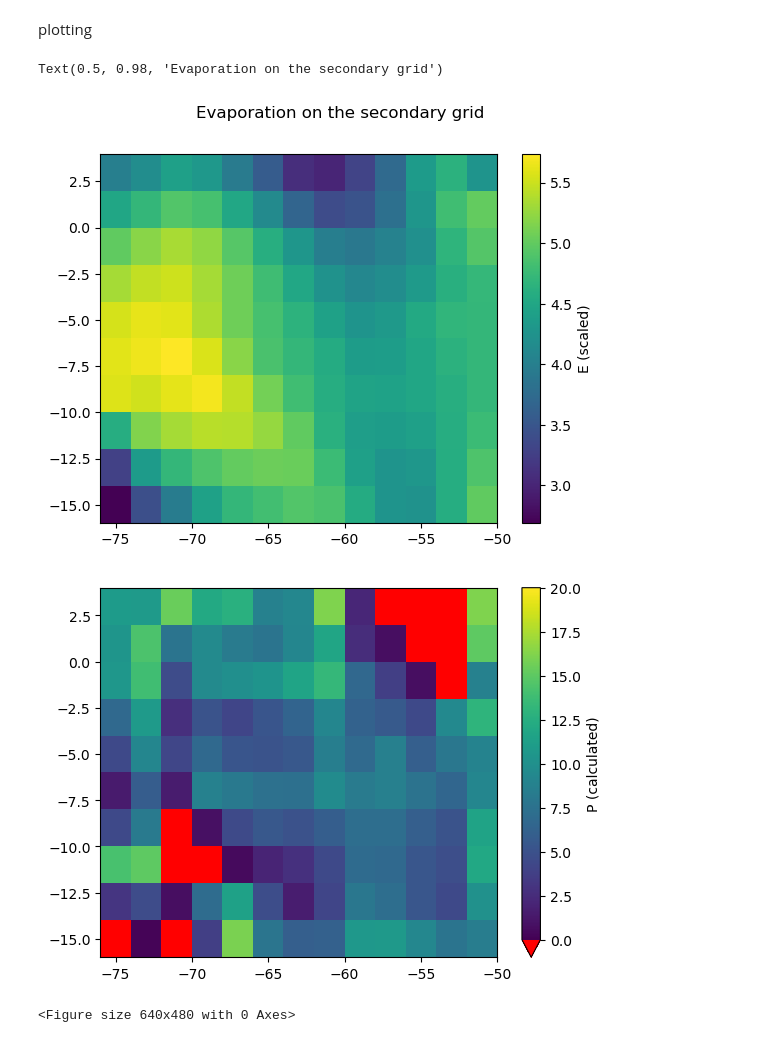
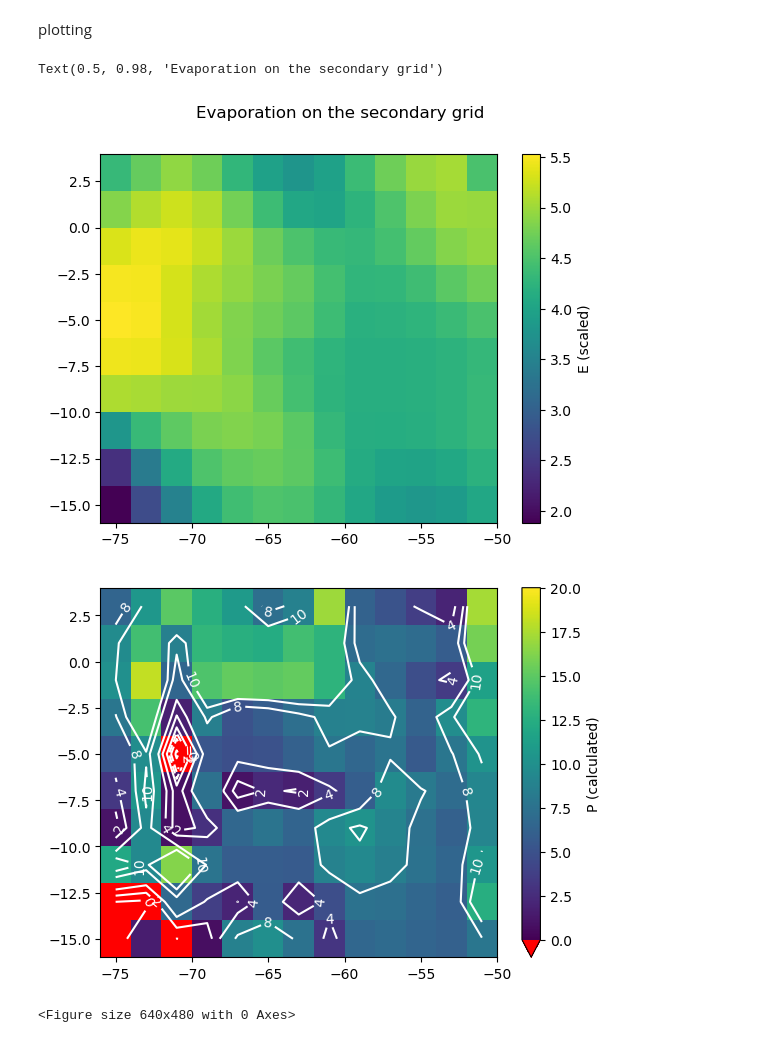
Before and after one commit to Assimila/f4r-bulk-recycling-model, a Jupyter notebook: plot_dao_data.ipynb, the cells around one changed output. Saved outputs shown, nothing was run; the diff lists cells and outputs as text; code cells hidden in the pictures.

```diff
--- a/plot_dao_data.ipynb
+++ b/plot_dao_data.ipynb
@@ -65,5 +65,5 @@ def is_s(month):
 def is_f(month):
     return (month==2)
 
-ds = ds.sel(time=is_s(ds['time.month']),drop=True)
-#print(ds)
+ds = ds.sel(time=is_f(ds['time.month']),drop=True)
+print(ds)
@@ -217,28 +236,35 @@ fig.colorbar(collection, label="E (scaled)")
 fig.suptitle("Evaporation on the secondary grid")
 # %% [output]
 Text(0.5, 0.98, 'Evaporation on the secondary grid')
-[figure, old version]
+[figure, new version]
 # %%
 #fig, ax = plt.subplots()
 #collection = plotting.pcolormesh(ax, P, lon_axis, lat_axis,vmin=0.0,vmax=20.0)
 #fig.colorbar(collection, label="P (scaled)")
 #fig.suptitle("Calculated Precipitation")
 
 Pplot = np.mean(P, axis=2)
 
 fig, ax = plt.subplots()
 cmap=plt.cm.viridis
 cmap.set_extremes(over='yellow')
 cmap.set_extremes(under='red')
 
 collection = plotting.pcolormesh(ax, Pplot, lon_axis, lat_axis,
                                      alpha=1,cmap=cmap,
                                      vmin=0.0,vmax=20.0)
+contour = plotting.contour(ax, Pplot, lon_axis, lat_axis, colors='white',
+                                     alpha=1,
+                                     #linestyles='dotted',
+                                     #negative_linestyles='solid',
+                                     levels=[-4,-2,-1,0,2,4,8,10,20],
+                                     )
+ax.clabel(contour, contour.levels, fontsize=10)
 fig.colorbar(collection, label="P (calculated)",extend='min')
 plt.show()
 plt.clf()
 # %% [output]
-[figure, old version]
+[figure, new version]
 <Figure size 640x480 with 0 Axes>
 # %%
 # get modelled P on the secondary grid
```
Also changed, not shown: parts of 8 cells of this notebook, 5 other files.
